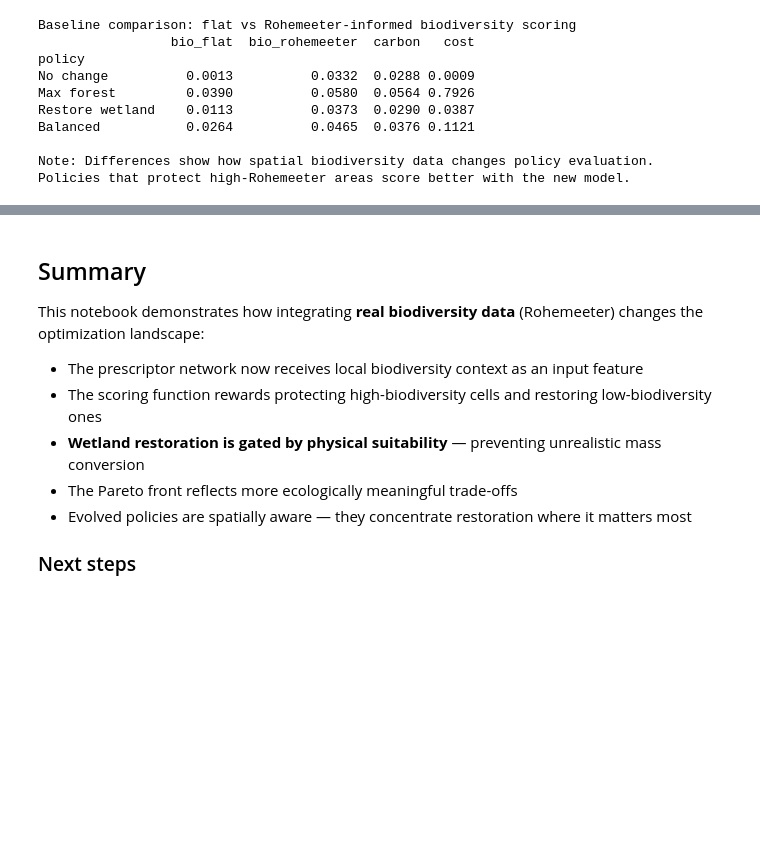
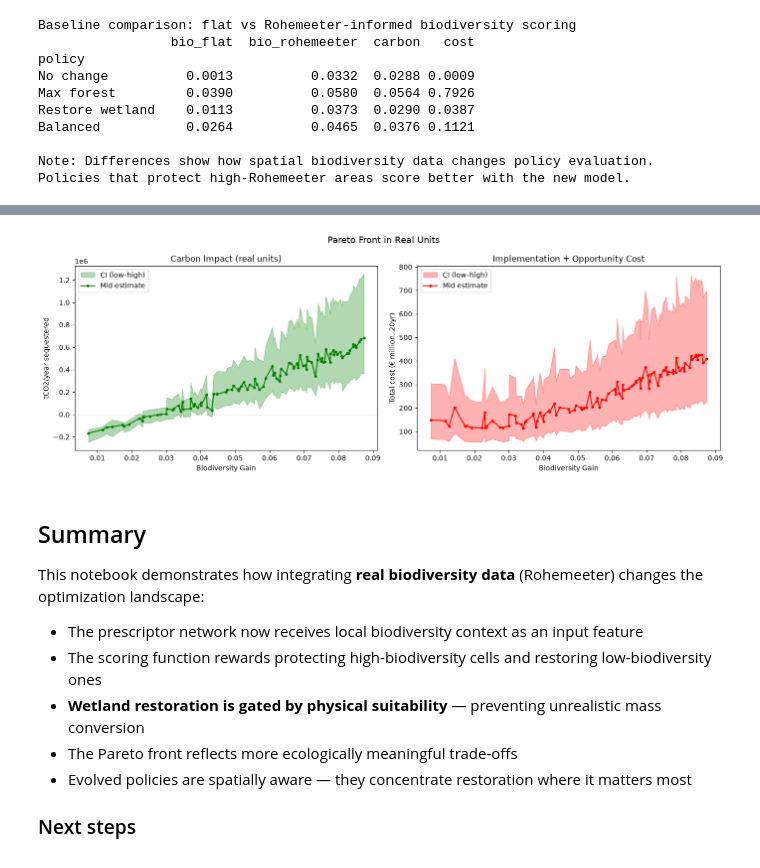
Before and after one commit to RRisto/et-landuse, a Jupyter notebook: notebooks/03.2_neuroevolution_biodiversity.ipynb, the cells around one changed output, grey strips where cells are left out. Cells and saved outputs as stored; diff of their text form; code cells hidden in the pictures; blank space fills up the shorter version.

```diff
--- a/notebooks/03.2_neuroevolution_biodiversity.ipynb
+++ b/notebooks/03.2_neuroevolution_biodiversity.ipynb
@@ -523,3 +557,52 @@ Policies that protect high-Rohemeeter areas score better with the new model.
+# %%
+from estonia_landuse.simulator.carbon_tonnes import estimate_carbon_tonnes_ci
+from estonia_landuse.simulator.cost_eur import estimate_cost_eur_ci
+
+# Evaluate all Pareto front policies
+results = []
+for i, p in enumerate(front0):
+    targets = p.prescribe(feat_norm)
+    carbon_ci = estimate_carbon_tonnes_ci(gdf, targets)
+    cost_ci = estimate_cost_eur_ci(gdf, targets)
+    results.append({
+        'id': i,
+        'bio_gain': pareto_df.loc[i, 'biodiversity_gain'],
+        'tco2_low': carbon_ci['low']['total_tco2_per_year'],
+        'tco2_mid': carbon_ci['mid']['total_tco2_per_year'],
+        'tco2_high': carbon_ci['high']['total_tco2_per_year'],
+        'cost_low': cost_ci['low']['total_cost_eur'] / 1e6,
+        'cost_mid': cost_ci['mid']['total_cost_eur'] / 1e6,
+        'cost_high': cost_ci['high']['total_cost_eur'] / 1e6,
+    })
+
+rdf = pd.DataFrame(results).sort_values('bio_gain')
+
+# Plot carbon with CI
+fig, axes = plt.subplots(1, 2, figsize=(14, 5))
+
+axes[0].fill_between(rdf['bio_gain'], rdf['tco2_low'], rdf['tco2_high'],
+                     alpha=0.3, color='green', label='CI (low–high)')
+axes[0].plot(rdf['bio_gain'], rdf['tco2_mid'], 'g-o', ms=3, label='Mid estimate')
+axes[0].set_xlabel('Biodiversity Gain')
+axes[0].set_ylabel('tCO2/year sequestered')
+axes[0].set_title('Carbon Impact (real units)')
+axes[0].legend()
+axes[0].axhline(0, color='gray', ls='--', lw=0.5)
+
+# Plot cost with CI
+axes[1].fill_between(rdf['bio_gain'], rdf['cost_low'], rdf['cost_high'],
+                     alpha=0.3, color='red', label='CI (low–high)')
+axes[1].plot(rdf['bio_gain'], rdf['cost_mid'], 'r-o', ms=3, label='Mid estimate')
+axes[1].set_xlabel('Biodiversity Gain')
+axes[1].set_ylabel('Total cost (€ million, 20yr)')
+axes[1].set_title('Implementation + Opportunity Cost')
+axes[1].legend()
+
+plt.suptitle('Pareto Front in Real Units', fontsize=13)
+plt.tight_layout()
+plt.show()
+# %% [output]
+[figure, added]
 # %% [markdown]
 ## Summary
 
```
Also changed, not shown: parts of 7 cells of this notebook, 6 other files.
